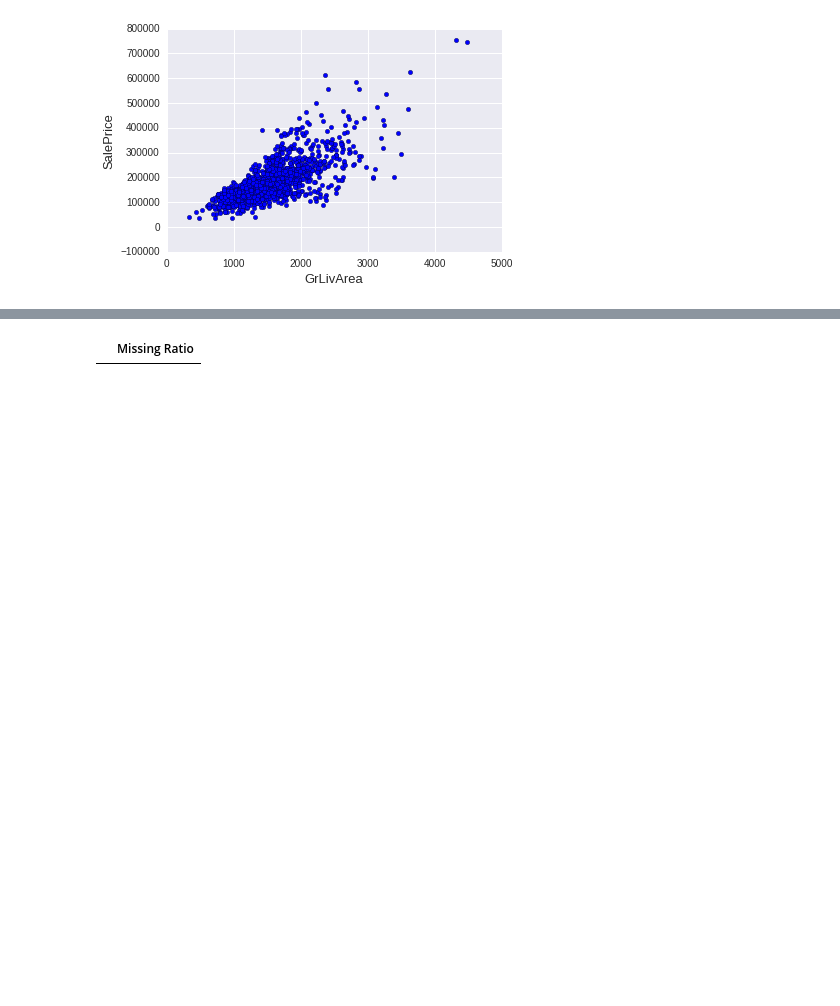
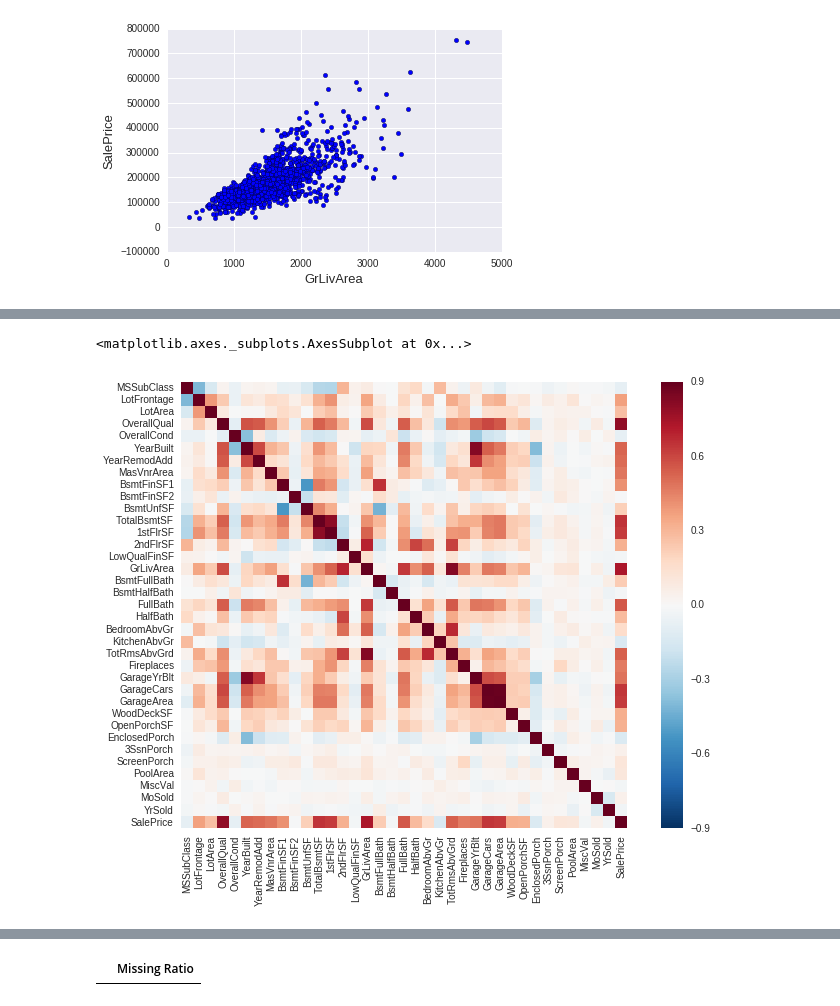
Before and after one commit to inascim/MLHeraldo20181, a Jupyter notebook: TrabalhoHeraldo2018.ipynb, the cells around one changed output, grey strips where cells are left out. Cells and saved outputs as stored; diff of their text form; code cells hidden in the pictures; blank space fills up the shorter version.

Commit message:
Allgumas melhorias e descricoes

```diff
--- a/TrabalhoHeraldo2018.ipynb
+++ b/TrabalhoHeraldo2018.ipynb
@@ -157,21 +113,0 @@ plt.show()
-# %%
-# Usaremos a função log1p para alinhar a distribuição dos nossos targets para que o modelo tenha uma precisão melhor
-train["SalePrice"] = np.log1p(train["SalePrice"])
-
-# Visualizando a distribuição após melhoria na organização dos targets
-sns.distplot(train['SalePrice'] , bins=50,fit=norm);
-
-# Adquirindo o mu e sigma para a curva de distribuição
-(mu, sigma) = norm.fit(train['SalePrice'])
-print( '\n mu = {:.2f} and sigma = {:.2f}\n'.format(mu, sigma))
-
-# Ajustando a legenda de distribuição
-plt.legend(['Normal dist. ($\mu=$ {:.2f} and $\sigma=$ {:.2f} )'.format(mu, sigma)],
-            loc='best')
-plt.ylabel('Frequency')
-plt.title('SalePrice distribution')
-
-# QQ-plot
-fig = plt.figure()
-res = stats.probplot(train['SalePrice'], plot=plt)
-plt.show()
@@ -301,0 +171,8 @@ all_data = all_data.drop(['Utilities'], axis=1)
+# %%
+# Heatmap de correlação dos dados
+corrmat = train.corr()
+plt.subplots(figsize=(12,8))
+sns.heatmap(corrmat, vmax=0.9, square=True)
+# %% [output]
+<matplotlib.axes._subplots.AxesSubplot at 0x...>
+[figure, added]
```
Also changed, not shown: parts of 129 cells of this notebook.
